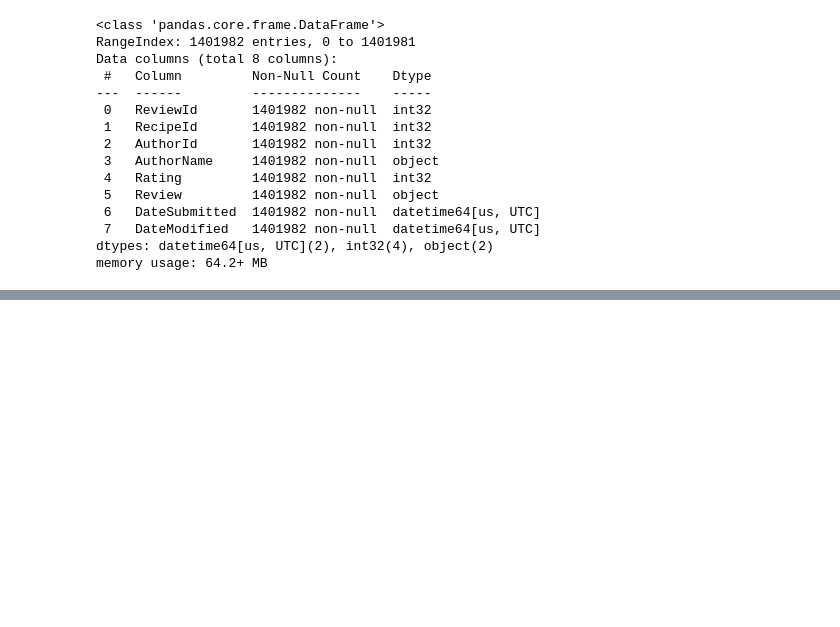
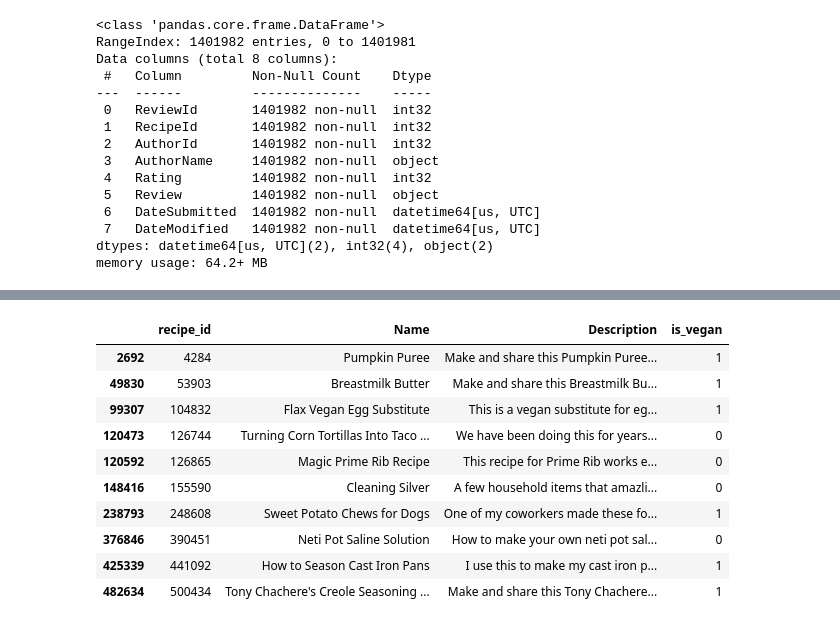
Before and after one commit to ResistorCat/recsys-project, a Jupyter notebook: model/v1.ipynb, the cells around one changed output, grey strips where cells are left out. Saved outputs shown, nothing was run; the diff lists cells and outputs as text; code cells hidden in the pictures; blank space fills up the shorter version.

Commit message:
Prototipo v1 LightFM

```diff
--- a/model/v1.ipynb
+++ b/model/v1.ipynb
@@ -177,0 +387,19 @@ df_mealrecplus_user_who = pd.read_csv(os.path.join(PATH_MEALRECPLUS_HEALTHINESS,
+# %%
+# Merge con metadatos de receta
+
+# Creamos en df_recipes la flag is_vegan:
+df_recipes['RecipeCategory'] = df_recipes['RecipeCategory'].fillna('').astype(str)
+df_recipes['is_vegan'] = df_recipes['RecipeCategory'].str.contains(
+    'Vegan', case=False, na=False
+).astype(int)
+
+# Hacemos merge de df_ratings_filt con df_recipes
+df_all = df_ratings_filt.merge(
+    df_recipes[['recipe_id', *nutri_cols,'is_vegan']],
+    on='recipe_id',
+    how='left'
+)
+
+# Comprobamos NA en nutritional cols (si hay, se rellenan con 0)
+df_all[nutri_cols] = df_all[nutri_cols].fillna(0.0)
+df_all['is_vegan'] = df_all['is_vegan'].fillna(0).astype(int)
@@ -177,0 +438,65 @@ df_mealrecplus_user_who = pd.read_csv(os.path.join(PATH_MEALRECPLUS_HEALTHINESS,
+# %%
+# ========================================================
+# Híbrido con LightFM (colaborative + features nutricion)
+# ========================================================
+
+# Creamos un índice numérico para usuarios y para recetas (solo del df_all filtrado)
+user_cat   = df_all['user_id'].astype('category')
+item_cat   = df_all['recipe_id'].astype('category')
+user_map   = dict(enumerate(user_cat.cat.categories))
+item_map   = dict(enumerate(item_cat.cat.categories))
+inv_user_map = {v:k for k,v in user_map.items()}
+inv_item_map = {v:k for k,v in item_map.items()}
+
+n_users = len(user_map)
+n_items = len(item_map)
+
+# Construimos la matriz de interacción (sparse COO)
+rows = df_all['user_id'].map(inv_user_map).values
+cols = df_all['recipe_id'].map(inv_item_map).values
+data = df_all['rating'].values
+interaction_matrix = coo_matrix((data, (rows, cols)), shape=(n_users, n_items))
+
+# Preparamos features de ítem:
+ordered_recipe_ids = item_cat.cat.categories
+recipes_indexed = df_recipes.set_index('recipe_id')
+feature_columns = ['is_vegan', 'Calories']
+
+# Creamos un DataFrame con las características de los ítems
+item_features_df = recipes_indexed.reindex(ordered_recipe_ids)[feature_columns]
+item_features_df = item_features_df.fillna(0.0)
+
+# Convertimos a sparse matrix
+item_features_mat = coo_matrix(item_features_df.values)
+
+# Entrenamos un LightFM con WARP (buen para ranking implícito)
+model_lfm = LightFM(loss='warp')
+model_lfm.fit(interaction_matrix,
+              item_features=item_features_mat,
+              epochs=10,
+              num_threads=8,
+              verbose=True)
+
+# Creamos función para recomendar top-K con LightFM
+def recommend_lightfm(model: LightFM, user_id, k=10):
+    """
+    Dado un user_id (entero original), devolvemos top-k recipe_ids.
+    """
+    uidx = inv_user_map[user_id]
+    scores = model.predict(user_ids=[uidx for _ in range(n_items)],
+                           item_ids=np.arange(n_items),
+                           item_features=item_features_mat,
+                           num_threads=8)
+    top_items = np.argsort(-scores)[:k]
+    return [item_map[idx] for idx in top_items]
+
+# Ejemplo: recomendaciones para un usuario de prueba
+test_user_id = df_all['user_id'].sample(1).iloc[0]
+print("Usuario de prueba:", test_user_id)
+recomendations = recommend_lightfm(model_lfm, test_user_id, k=10)
+print("Recomendaciones LightFM (IDs):", recomendations)
+# Mostrar las recetas recomendadas
+recommended_recipes = df_recipes[df_recipes['recipe_id'].isin(recomendations)]
+print("Recetas recomendadas:")
+display(recommended_recipes[['recipe_id', 'Name', 'Description', 'is_vegan']])
+# %% [output]
@@ -177,0 +506,11 @@ df_mealrecplus_user_who = pd.read_csv(os.path.join(PATH_MEALRECPLUS_HEALTHINESS,
+|  | recipe_id | Name | Description | is_vegan |
+| 2692 | 4284 | Pumpkin Puree | Make and share this Pumpkin Puree... | 1 |
+| 49830 | 53903 | Breastmilk Butter | Make and share this Breastmilk Bu... | 1 |
+| 99307 | 104832 | Flax Vegan Egg Substitute | This is a vegan substitute for eg... | 1 |
+| 120473 | 126744 | Turning Corn Tortillas Into Taco ... | We have been doing this for years... | 0 |
+| 120592 | 126865 | Magic Prime Rib Recipe | This recipe for Prime Rib works e... | 0 |
+| 148416 | 155590 | Cleaning Silver | A few household items that amazli... | 0 |
+| 238793 | 248608 | Sweet Potato Chews for Dogs | One of my coworkers made these fo... | 1 |
+| 376846 | 390451 | Neti Pot Saline Solution | How to make your own neti pot sal... | 0 |
+| 425339 | 441092 | How to Season Cast Iron Pans | I use this to make my cast iron p... | 1 |
+| 482634 | 500434 | Tony Chachere's Creole Seasoning ... | Make and share this Tony Chachere... | 1 |
```
Also changed, not shown: parts of 32 cells of this notebook.
